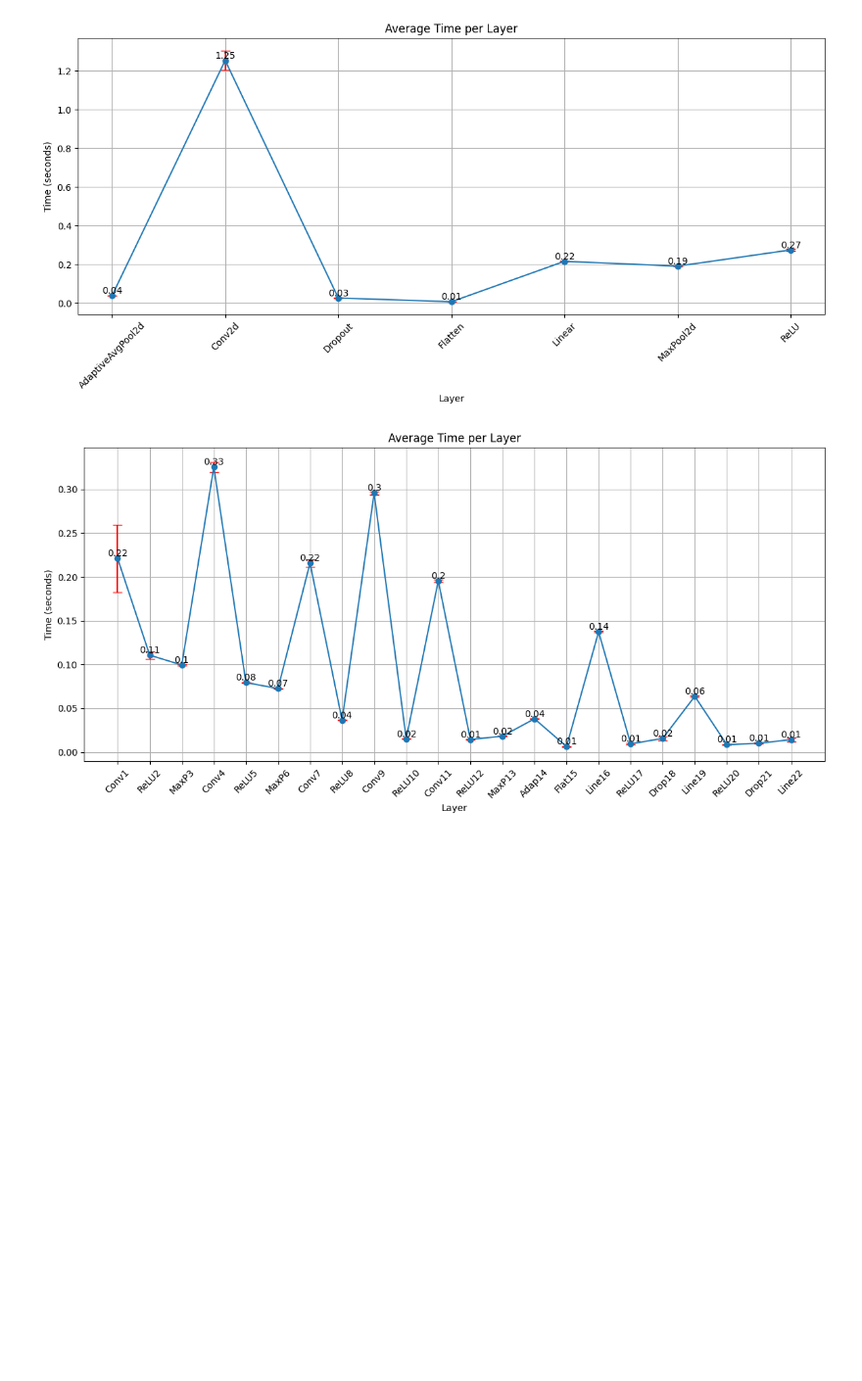
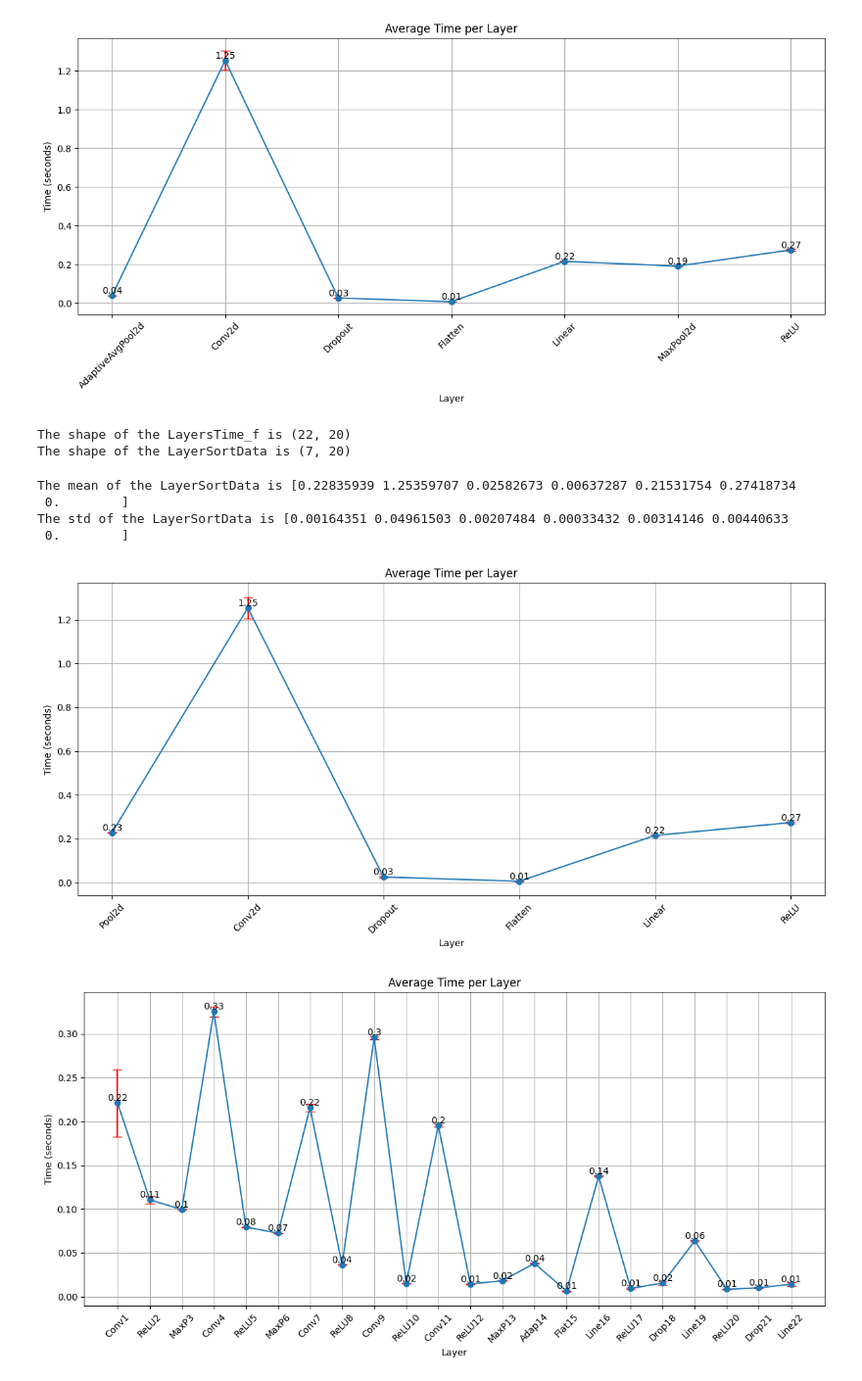
Before and after one commit to dtjgp/GreenAI, a Jupyter notebook: Cloud/4090/code/alexnet_analysis_alllayers.ipynb, the cells around one changed output. Shown at 98% size. Drawn from its saved outputs; the diff is of its cells as text; code cells hidden in the pictures; blank space fills up the shorter version.

```diff
--- a/Cloud/4090/code/alexnet_analysis_alllayers.ipynb
+++ b/Cloud/4090/code/alexnet_analysis_alllayers.ipynb
@@ -152,6 +152,60 @@ for i in range(len(LayerSort)):
 plt.show()
 # %% [output]
 [figure]
+# %%
+print(f'The shape of the LayersTime_f is {LayersTime_f.shape}')
+LayerSort = ['AdaptiveAvgPool2d', 'Conv2d', 'Dropout', 'Flatten', 'Linear', 'MaxPool2d', 'ReLU']
+LayerSortData_f = np.zeros((len(LayerSort), LayersTime_f.shape[1]))
+for epoch in range(LayersTime_f.shape[1]):
+    for i in range(len(LayersName)):
+        layernamei = LayersName[i]
+        if "Conv" in layernamei:
+            LayerSortData_f[1, epoch] += LayersTime_f[i, epoch]
+        elif "ReLU" in layernamei:
+            LayerSortData_f[5, epoch] += LayersTime_f[i, epoch]
+        elif "MaxP" in layernamei:
+            LayerSortData_f[0, epoch] += LayersTime_f[i, epoch]
+        elif "Adap" in layernamei:
+            LayerSortData_f[0, epoch] += LayersTime_f[i, epoch]
+        elif "Flat" in layernamei:
+            LayerSortData_f[3, epoch] += LayersTime_f[i, epoch]
+        elif "Line" in layernamei:
+            LayerSortData_f[4, epoch] += LayersTime_f[i, epoch]
+        elif "Drop" in layernamei:
+            LayerSortData_f[2, epoch] += LayersTime_f[i, epoch]
+print(f'The shape of the LayerSortData is {LayerSortData_f.shape}')
+# %% [output]
+The shape of the LayersTime_f is (22, 20)
+The shape of the LayerSortData is (7, 20)
+# %%
+# Calculate the mean and standard deviation for each layer
+layer_means = np.mean(LayerSortData_f, axis=1)
+layer_stds = np.std(LayerSortData_f, axis=1)
+print(f'The mean of the LayerSortData is {layer_means}'
+      f'\nThe std of the LayerSortData is {layer_stds}')
+
+layer_means_mod = layer_means[[0, 1, 2, 3, 4, 5]]
+layer_stds_mod = layer_stds[[0, 1, 2, 3, 4, 5]]
+LayerSort_mod = ['Pool2d', 'Conv2d', 'Dropout', 'Flatten', 'Linear', 'ReLU']
+# Plot the average time per layer with error bars
+plt.figure(figsize=(12, 6))
+plt.errorbar(LayerSort_mod, layer_means_mod, yerr=layer_stds_mod, fmt='-o', ecolor='r', capsize=5)
+plt.title('Average Time per Layer')
+plt.xlabel('Layer')
+plt.ylabel('Time (seconds)')
+plt.xticks(rotation=45)
+plt.grid(True)
+plt.tight_layout()
+# add the value on each point in the plot
+for i in range(len(LayerSort_mod)):
+    plt.text(i, layer_means_mod[i], np.round(layer_means_mod[i], 2), ha='center', va='bottom')
+plt.show()
+# %% [output]
+The mean of the LayerSortData is [0.22835939 1.25359707 0.02582673 0.00637287 0.21531754 0.27418734
+ 0.        ]
+The std of the LayerSortData is [0.00164351 0.04961503 0.00207484 0.00033432 0.00314146 0.00440633
+ 0.        ]
+[figure, added]
 # %%
 # Calculate the mean and standard deviation for each layer
 layer_means = np.mean(LayersTime_f, axis=1)
```
Also changed, not shown: parts of 1 cell of this notebook.
